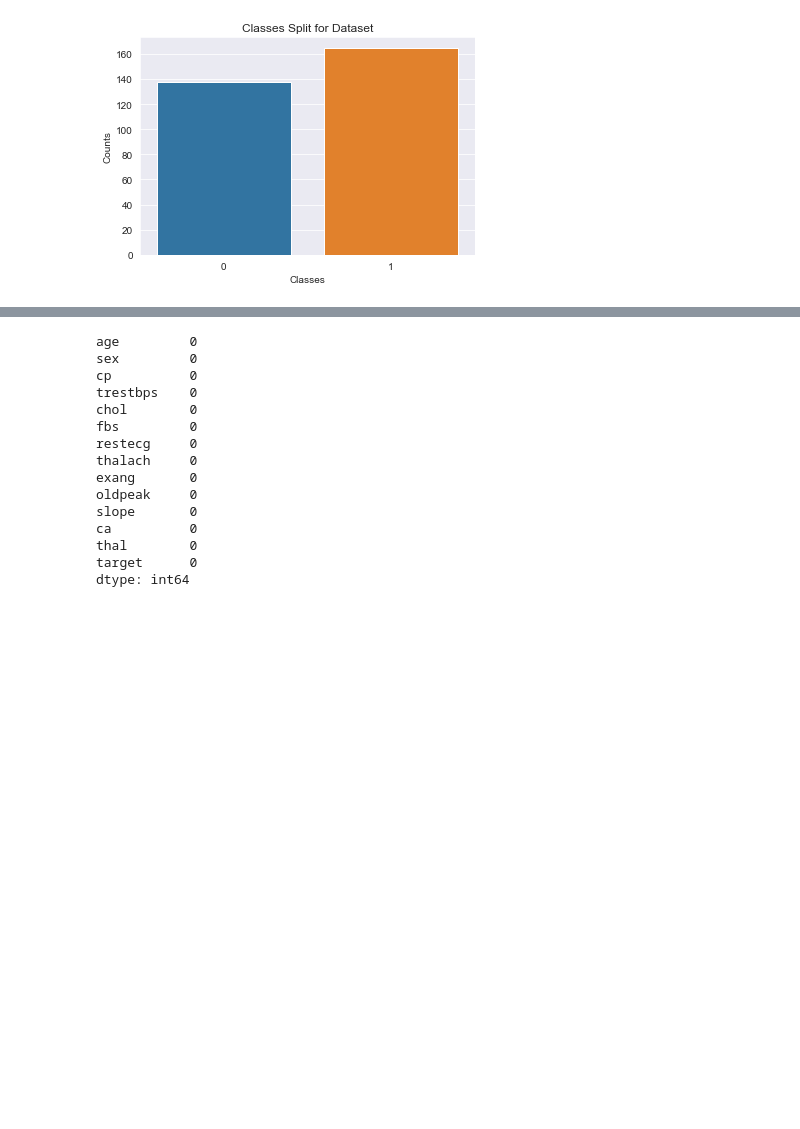
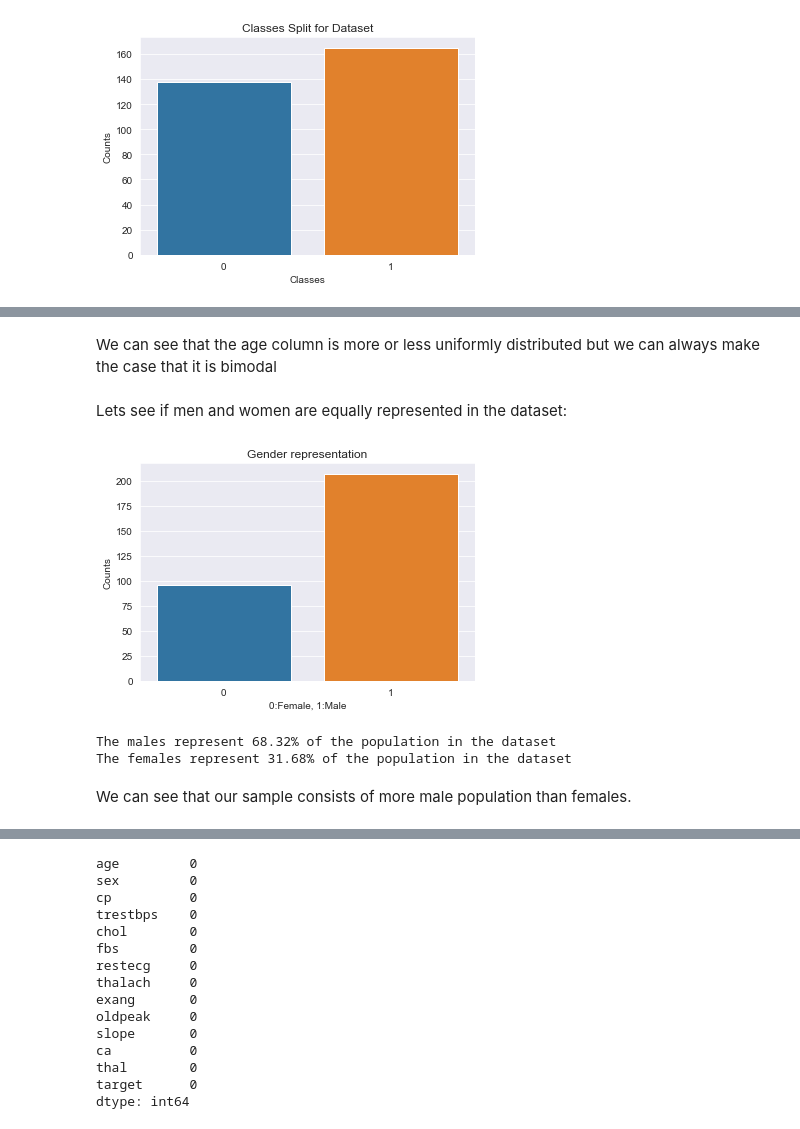
Before and after one commit to ROCCYK/MachineLearning-Classification, a Jupyter notebook: FinalProject/final_Project.ipynb, the cells around one changed output, grey strips where cells are left out. Cells and saved outputs as stored; diff of their text form; code cells hidden in the pictures; blank space fills up the shorter version.

```diff
--- a/FinalProject/final_Project.ipynb
+++ b/FinalProject/final_Project.ipynb
@@ -61,0 +110,21 @@ plt.show()
+# %% [markdown]
+We can see that the age column is more or less uniformly distributed but we can always make the case that it is bimodal
+# %% [markdown]
+Lets see if men and women are equally represented in the dataset:
+# %%
+sns.countplot(data=df, x='sex').set(title='Gender representation', xlabel='0:Female, 1:Male',ylabel='Counts')
+plt.show()
+# %% [output]
+[figure, added]
+# %%
+# Checking the percentage of our gender distribution:
+female_representation = (len(df[df.sex==0]) / (len(df.sex)) * 100)
+male_representation = (len(df[df.sex==1]) / (len(df.sex)) * 100)
+
+print(f"The males represent {round(male_representation, 2)}% of the population in the dataset")
+print(f"The females represent {round(female_representation, 2)}% of the population in the dataset")
+# %% [output]
+The males represent 68.32% of the population in the dataset
+The females represent 31.68% of the population in the dataset
+# %% [markdown]
+We can see that our sample consists of more male population than females.
```
Also changed, not shown: parts of 83 cells of this notebook, 2 other files.
